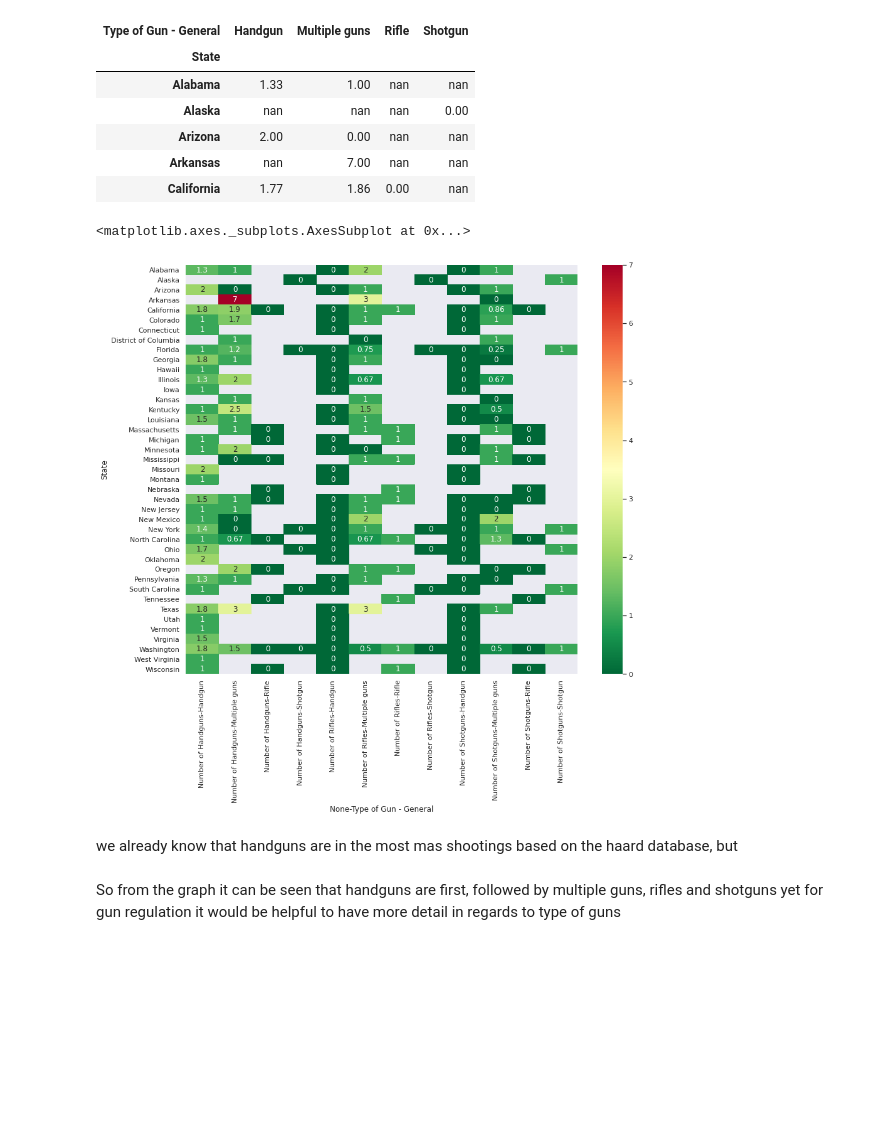
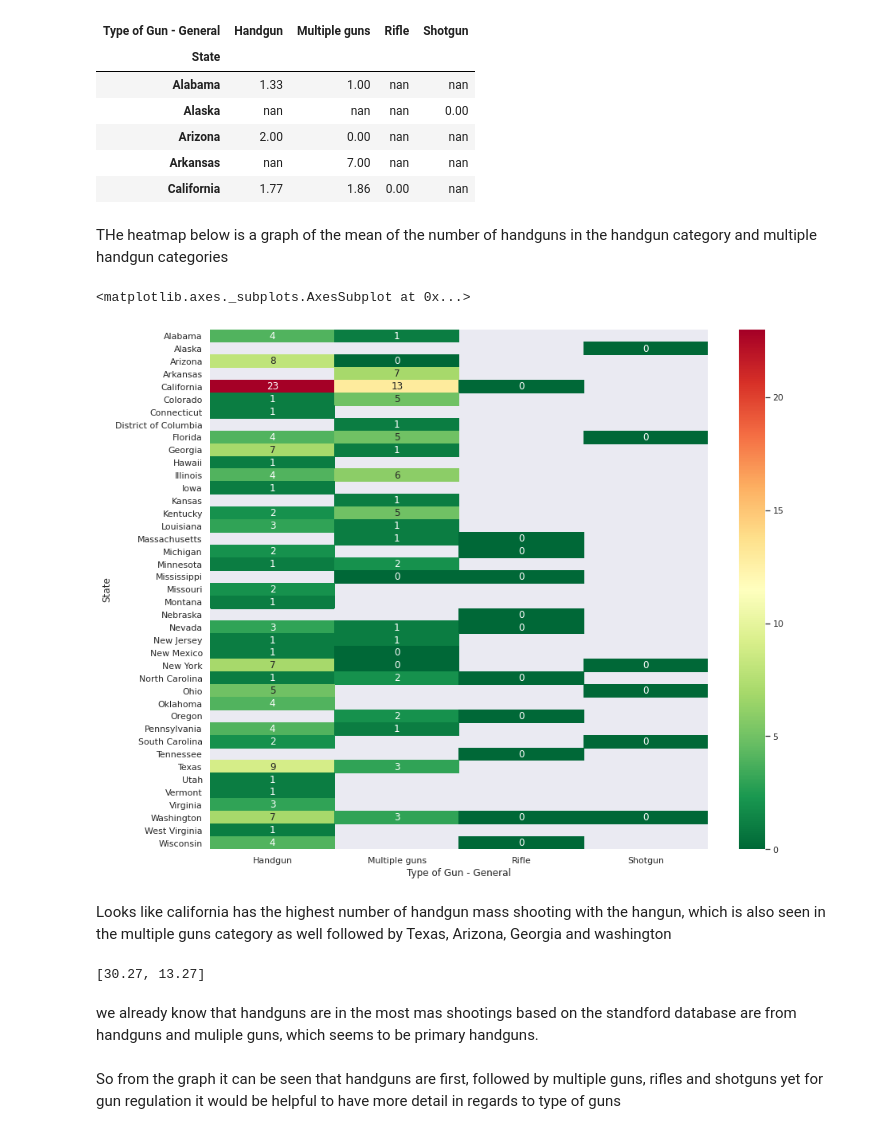
Before and after one commit to freedom-780/FBI-Firearm-Background-Check, a Jupyter notebook: Firearm_Background_Check.ipynb, the cells around one changed output. Saved outputs shown, nothing was run; the diff lists cells and outputs as text; code cells hidden in the pictures; blank space fills up the shorter version.

```diff
--- a/Firearm_Background_Check.ipynb
+++ b/Firearm_Background_Check.ipynb
@@ -164,7 +132,11 @@ mass_change_dtype = {'Number of Shotguns': 'float64',
                      'Total Number of Guns': 'float64',
                      'Number of Automatic Guns': 'float64',
                      'Number of Semi-Automatic Guns': 'float64',
-                     'Number of Handguns': 'float64'
+                     'Number of Handguns': 'float64',
+                     'State':'category',
+                     'Type of Gun - General':'category',
+                     'Possible Motive - General':'category'
+
                      }
 # %%
 ''' step 1: look at the unique values in each variable
@@ -510,5 +460,6 @@ array(['Alabama', 'Alaska', 'Arizona', 'Arkansas', 'California',
 # %%
-sns.set(rc={'figure.figsize':(10.27,8.27)})
+sns.set(rc={'figure.figsize':(18.27,16.27)})
 
-gun_background_check.query('state == "Maine"').plot(x='month',y='state_rolling');
+sns.heatmap(gun_background_check.groupby('state') \
+['handgun','long_gun'].agg('sum'),cmap='RdYlGn_r',annot=True)
 # %% [output]
@@ -557,7 +515,3 @@ mass_shooting_dtype_2 = {'State':'category',
-# %%
-mass_shootings = mass_shootings.astype(mass_shooting_dtype_2)
-# %%
-mass_shootings['Date'] = pd.to_datetime(mass_shootings['Date'])
 # %%
 mass_shootings.info()
 # %% [output]
@@ -590,15 +544,23 @@ mass_shootings.groupby(['State','Type of Gun - General']) \
 | Arizona | 2.00 | 0.00 | nan | nan |
 | Arkansas | nan | 7.00 | nan | nan |
 | California | 1.77 | 1.86 | 0.00 | nan |
+# %% [markdown]
+THe heatmap below is a graph of the mean of the number of handguns in the handgun category and multiple handgun categories
 # %%
 plt.figure(figsize=[14,12])
 
 sns.heatmap(mass_shootings.groupby(['State','Type of Gun - General']) \
-['Number of Handguns','Number of Rifles','Number of Shotguns'].agg('mean').unstack('Type of Gun - General'),cmap='RdYlGn_r',annot=True)
+['Number of Handguns'].agg('sum').unstack('Type of Gun - General'),cmap='RdYlGn_r',annot=True)
 # %% [output]
 <matplotlib.axes._subplots.AxesSubplot at 0x...>
-[figure, old version]
+[figure, new version]
+# %% [markdown]
+Looks like california has the highest number of handgun mass shooting with the hangun, which is also seen in the multiple guns category as well followed by Texas, Arizona, Georgia and washington
+# %%
+plt.rcParams["figure.figsize"]
+# %% [output]
+[30.27, 13.27]
 # %% [markdown]
-we already know that handguns are in the most mas shootings based on the haard database, but
+we already know that handguns are in the most mas shootings based on the standford database are from handguns and muliple guns, which seems to be primary handguns.
 # %% [markdown]
 So from the graph it can be seen that handguns are first, followed by multiple guns, rifles and shotguns yet for gun regulation it would be helpful to have more detail in regards to type of guns
```
Also changed, not shown: parts of 71 cells of this notebook.
